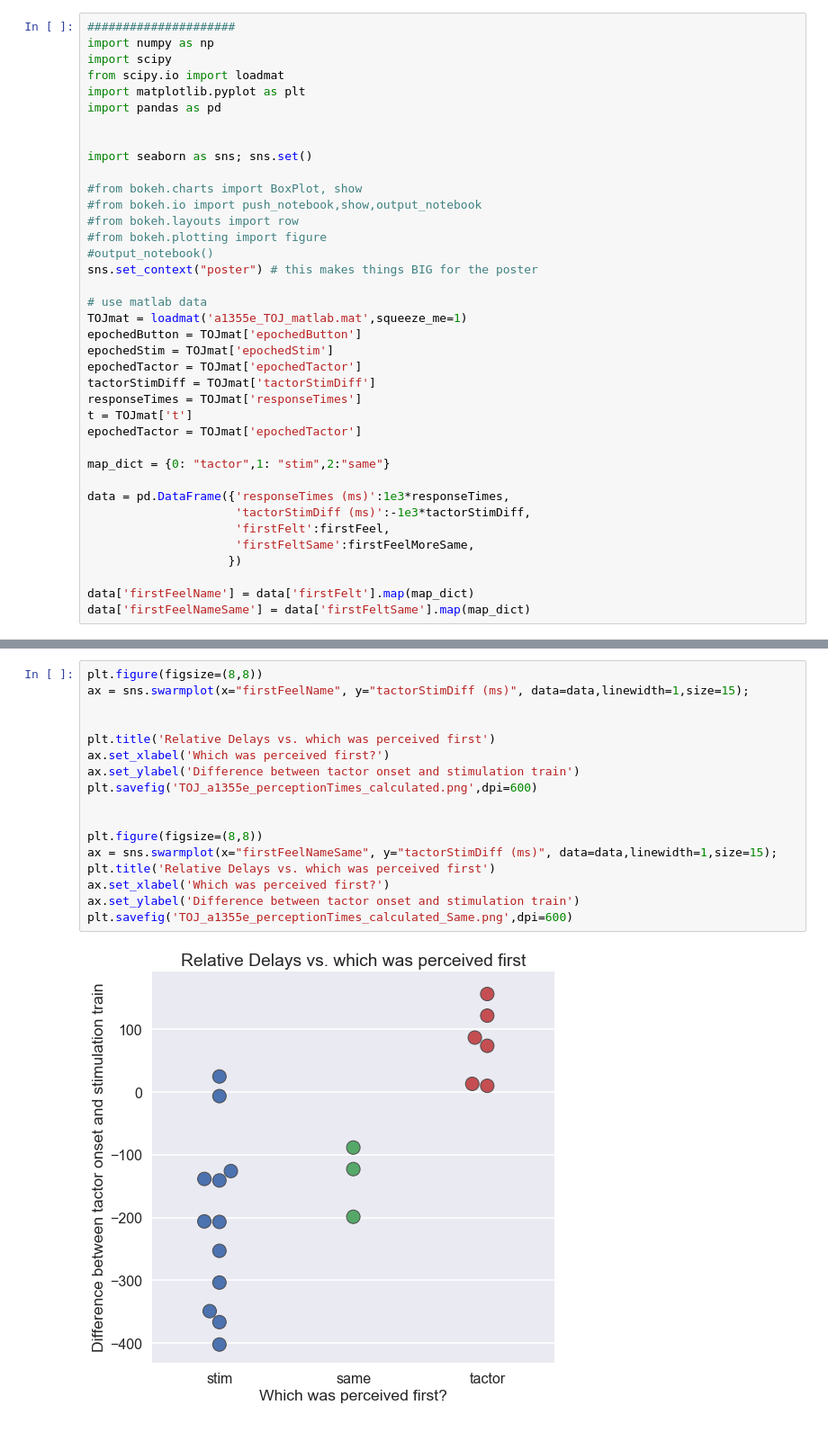
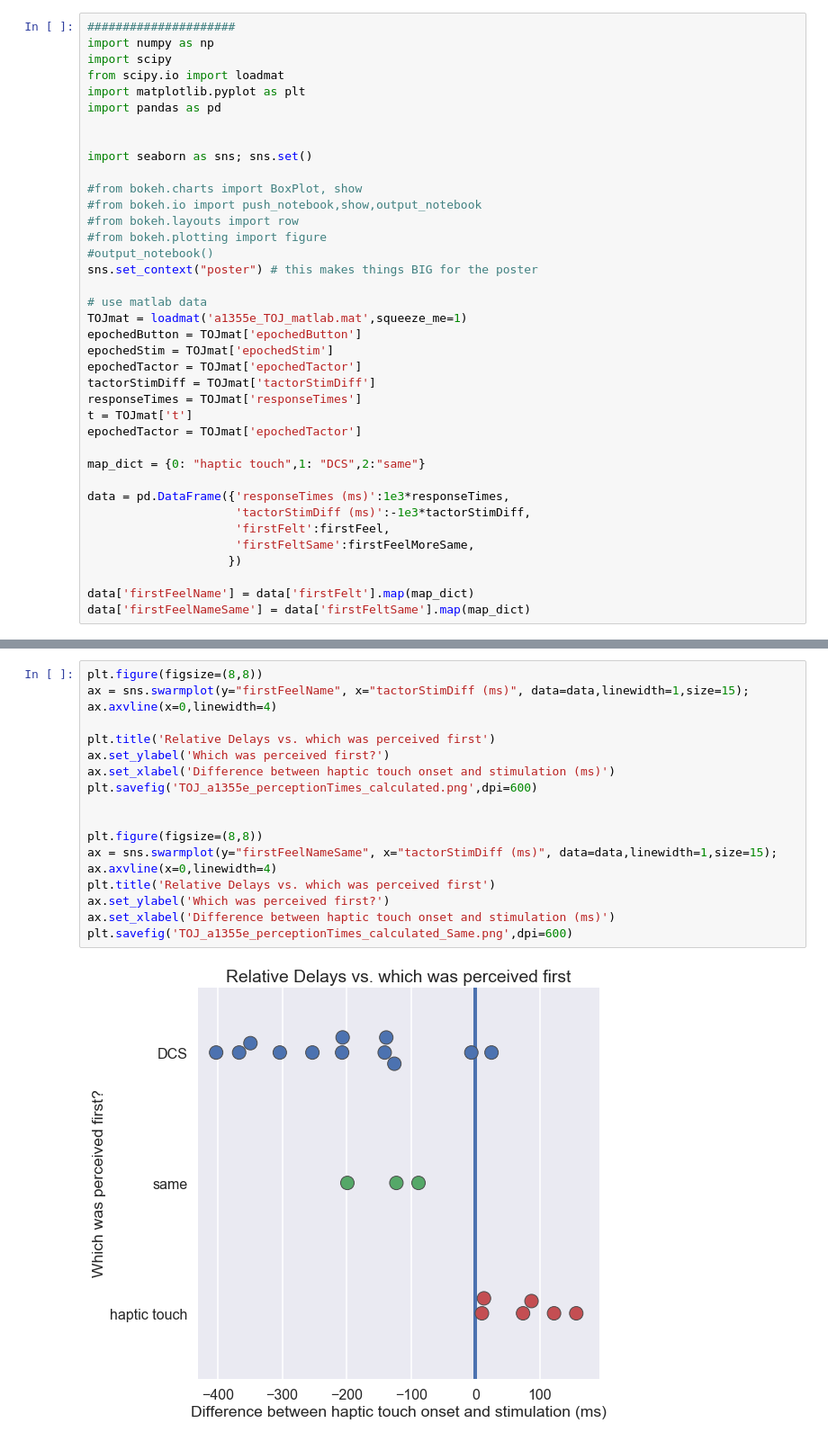
Before and after one commit to davidjuliancaldwell/StimulationResponseTimingPython, a Jupyter notebook: a1355e_tempOrderJudge.ipynb, the cells around one changed output, grey strips where cells are left out. Shown at 90% size. Cells and saved outputs as stored; diff of their text form.

Commit message:
using nemenyi mult compare test, modifications to plots of TOJ

```diff
--- a/a1355e_tempOrderJudge.ipynb
+++ b/a1355e_tempOrderJudge.ipynb
@@ -97,7 +97,7 @@ responseTimes = TOJmat['responseTimes']
 t = TOJmat['t']
 epochedTactor = TOJmat['epochedTactor']
 
-map_dict = {0: "tactor",1: "stim",2:"same"}
+map_dict = {0: "haptic touch",1: "DCS",2:"same"}
 
 data = pd.DataFrame({'responseTimes (ms)':1e3*responseTimes,
                      'tactorStimDiff (ms)':-1e3*tactorStimDiff,
@@ -138,20 +138,21 @@ plt.savefig('TOJ_a1355e_hist.png',dpi=600)
 [figure]
 # %%
 plt.figure(figsize=(8,8))
-ax = sns.swarmplot(x="firstFeelName", y="tactorStimDiff (ms)", data=data,linewidth=1,size=15);
-
+ax = sns.swarmplot(y="firstFeelName", x="tactorStimDiff (ms)", data=data,linewidth=1,size=15);
+ax.axvline(x=0,linewidth=4)
 
 plt.title('Relative Delays vs. which was perceived first')
-ax.set_xlabel('Which was perceived first?')
-ax.set_ylabel('Difference between tactor onset and stimulation train')
+ax.set_ylabel('Which was perceived first?')
+ax.set_xlabel('Difference between haptic touch onset and stimulation (ms)')
 plt.savefig('TOJ_a1355e_perceptionTimes_calculated.png',dpi=600)
 
 
 plt.figure(figsize=(8,8))
-ax = sns.swarmplot(x="firstFeelNameSame", y="tactorStimDiff (ms)", data=data,linewidth=1,size=15);
+ax = sns.swarmplot(y="firstFeelNameSame", x="tactorStimDiff (ms)", data=data,linewidth=1,size=15);
+ax.axvline(x=0,linewidth=4)
 plt.title('Relative Delays vs. which was perceived first')
-ax.set_xlabel('Which was perceived first?')
-ax.set_ylabel('Difference between tactor onset and stimulation train')
+ax.set_ylabel('Which was perceived first?')
+ax.set_xlabel('Difference between haptic touch onset and stimulation (ms)')
 plt.savefig('TOJ_a1355e_perceptionTimes_calculated_Same.png',dpi=600)
 # %% [output]
-[figure, old version]
+[figure, new version]
```
Also changed, not shown: parts of 13 cells of this notebook, 2 other files.
